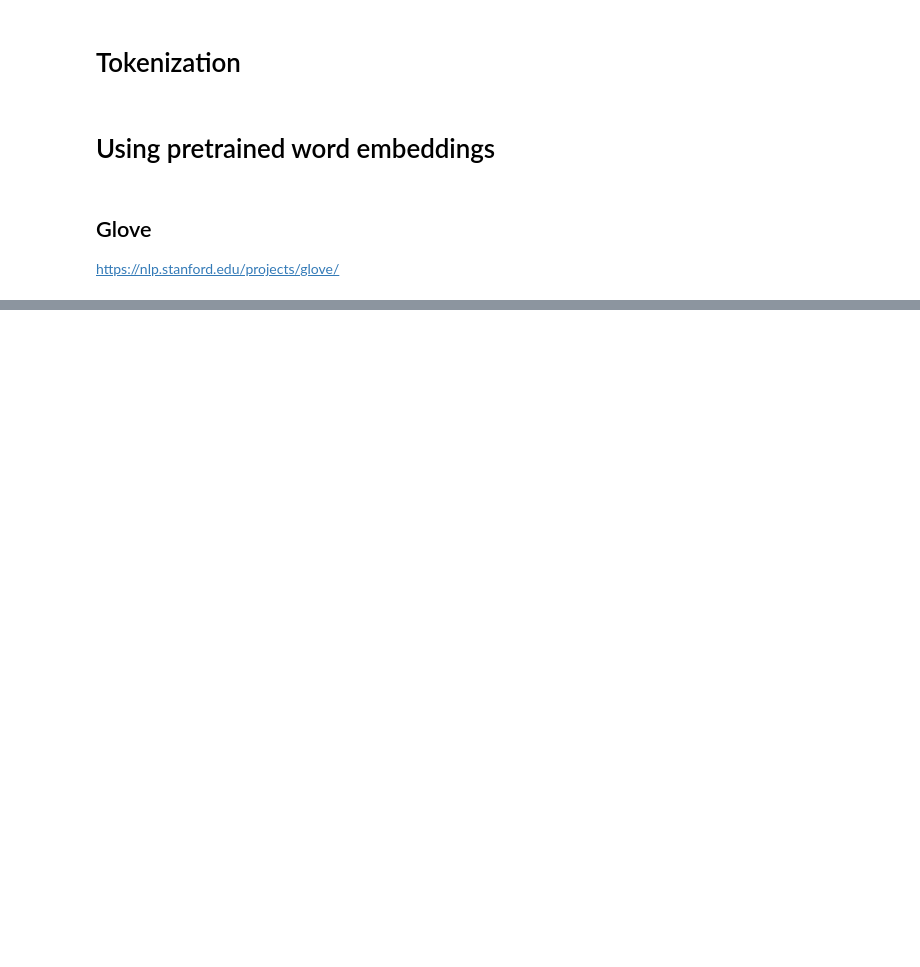
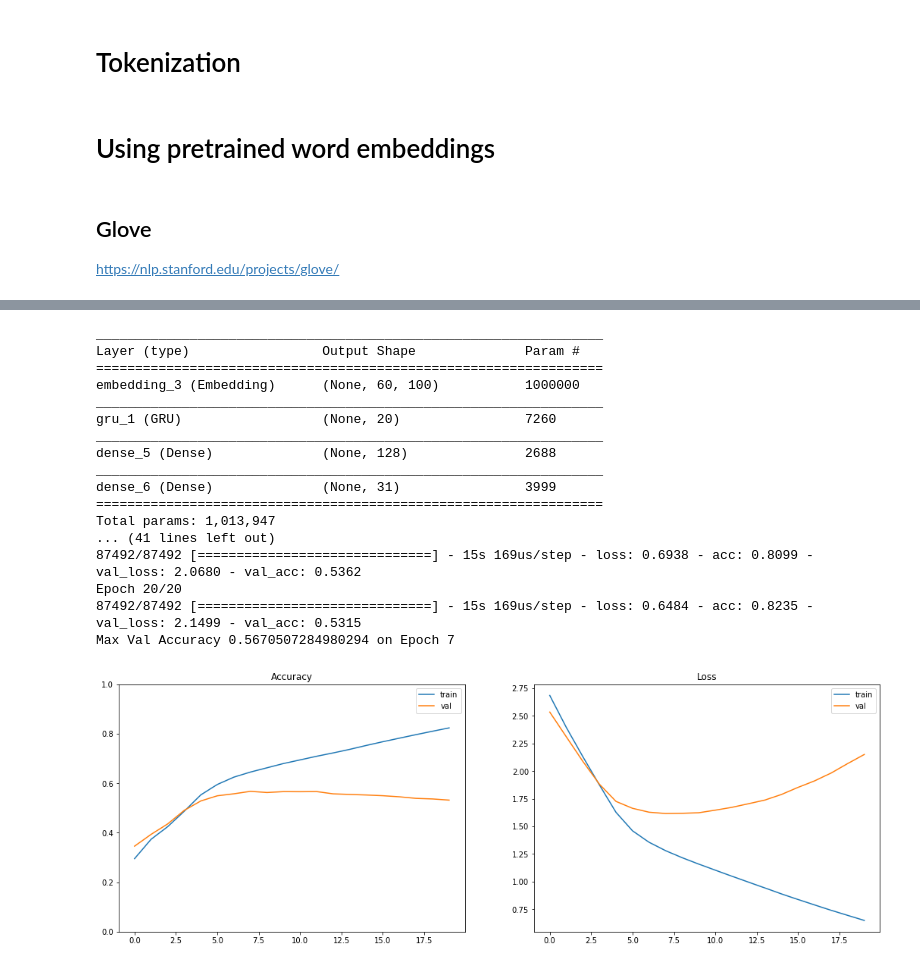
Before and after one commit to lopez-/kaggle_projects, a Jupyter notebook: huffington_news_category/embedding.ipynb, the cells around one changed output, grey strips where cells are left out. Drawn from its saved outputs; the diff is of its cells as text; code cells hidden in the pictures; blank space fills up the shorter version.

```diff
--- a/huffington_news_category/embedding.ipynb
+++ b/huffington_news_category/embedding.ipynb
@@ -219,0 +257,37 @@ model.evaluate(X_test, y_test)
+# %%
+model = Sequential()
+model.add(Embedding(max_dict_words, embedding_dim, input_length=max_seq_words))
+model.add(layers.GRU(20))
+model.add(Dense(128, activation='relu'))
+model.add(Dense(num_labels, activation='softmax'))
+model.summary()
+
+model.compile(optimizer='rmsprop', loss='categorical_crossentropy', metrics=['acc'])
+
+history = model.fit(X_train,
+                    y_train,
+                    epochs=20,
+                    batch_size=256,
+                    validation_data=(X_val, y_val),
+                    callbacks = [EarlyStopping(monitor='acc', patience=1)])
+
+evaluate_nn(history)
+# %% [output]
+_________________________________________________________________
+Layer (type)                 Output Shape              Param #
+=================================================================
+embedding_3 (Embedding)      (None, 60, 100)           1000000
+_________________________________________________________________
+gru_1 (GRU)                  (None, 20)                7260
+_________________________________________________________________
+dense_5 (Dense)              (None, 128)               2688
+_________________________________________________________________
+dense_6 (Dense)              (None, 31)                3999
+=================================================================
+Total params: 1,013,947
+... (41 lines left out)
+87492/87492 [==============================] - 15s 169us/step - loss: 0.6938 - acc: 0.8099 - val_loss: 2.0680 - val_acc: 0.5362
+Epoch 20/20
+87492/87492 [==============================] - 15s 169us/step - loss: 0.6484 - acc: 0.8235 - val_loss: 2.1499 - val_acc: 0.5315
+Max Val Accuracy 0.5670507284980294 on Epoch 7
+[figure, added]
```
Also changed, not shown: parts of 13 cells of this notebook.
